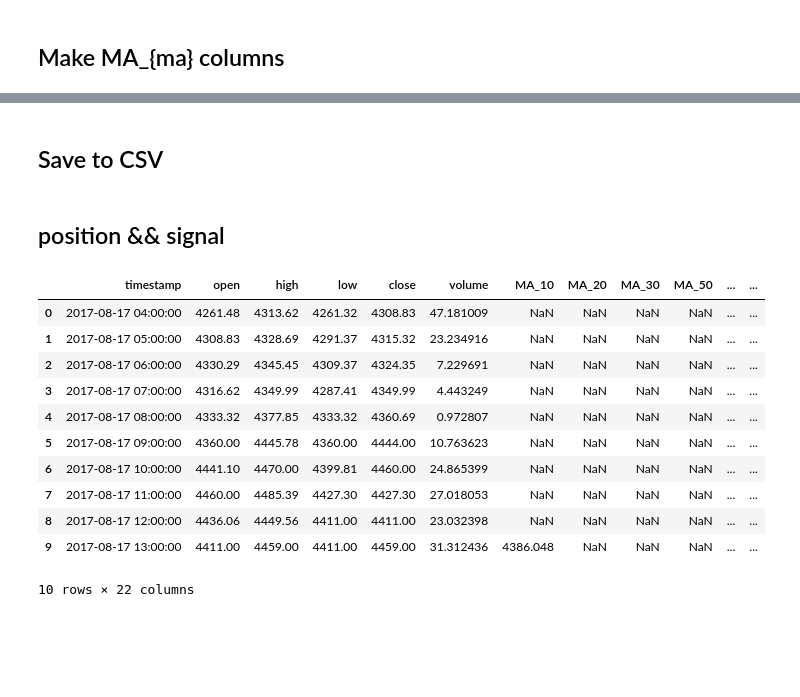
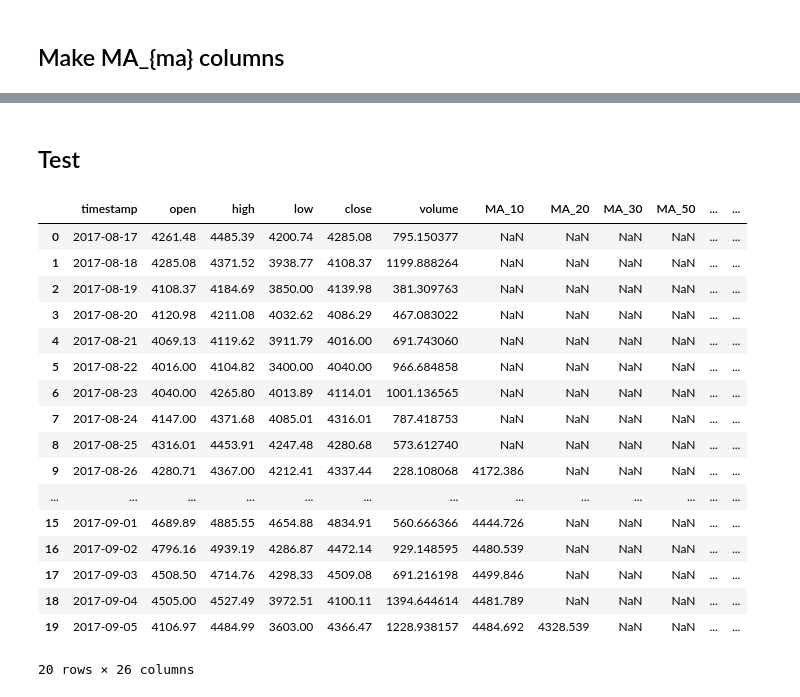
Before and after one commit to alkyne/BTC-Backtesting, a Jupyter notebook: data_processing.ipynb, the cells around one changed output, grey strips where cells are left out. Drawn from its saved outputs; the diff is of its cells as text; code cells hidden in the pictures; blank space fills up the shorter version.

```diff
--- a/data_processing.ipynb
+++ b/data_processing.ipynb
@@ -47,22 +56,26 @@ Index(['timestamp', 'open', 'high', 'low', 'close', 'volume', 'MA_10', 'MA_20',
       dtype='object')
-# %% [markdown]
-## Save to CSV
-# %% [markdown]
-## position && signal
+# %% [markdown]
+## Test
 # %%
-df = pd.read_csv('data/btc_1h_data_with_ma.csv')
+df = pd.read_csv('data/btc_1d_data_with_ma.csv')
 # %%
-df.head(10)
+df.head(20)
 # %% [output]
 |  | timestamp | open | high | low | close | volume | MA_10 | MA_20 | MA_30 | MA_50 | ... | ... |
-| 0 | 2017-08-17 04:00:00 | 4261.48 | 4313.62 | 4261.32 | 4308.83 | 47.181009 | NaN | NaN | NaN | NaN | ... | ... |
-| 1 | 2017-08-17 05:00:00 | 4308.83 | 4328.69 | 4291.37 | 4315.32 | 23.234916 | NaN | NaN | NaN | NaN | ... | ... |
-| 2 | 2017-08-17 06:00:00 | 4330.29 | 4345.45 | 4309.37 | 4324.35 | 7.229691 | NaN | NaN | NaN | NaN | ... | ... |
-| 3 | 2017-08-17 07:00:00 | 4316.62 | 4349.99 | 4287.41 | 4349.99 | 4.443249 | NaN | NaN | NaN | NaN | ... | ... |
-| 4 | 2017-08-17 08:00:00 | 4333.32 | 4377.85 | 4333.32 | 4360.69 | 0.972807 | NaN | NaN | NaN | NaN | ... | ... |
-| 5 | 2017-08-17 09:00:00 | 4360.00 | 4445.78 | 4360.00 | 4444.00 | 10.763623 | NaN | NaN | NaN | NaN | ... | ... |
-| 6 | 2017-08-17 10:00:00 | 4441.10 | 4470.00 | 4399.81 | 4460.00 | 24.865399 | NaN | NaN | NaN | NaN | ... | ... |
-| 7 | 2017-08-17 11:00:00 | 4460.00 | 4485.39 | 4427.30 | 4427.30 | 27.018053 | NaN | NaN | NaN | NaN | ... | ... |
-| 8 | 2017-08-17 12:00:00 | 4436.06 | 4449.56 | 4411.00 | 4411.00 | 23.032398 | NaN | NaN | NaN | NaN | ... | ... |
-| 9 | 2017-08-17 13:00:00 | 4411.00 | 4459.00 | 4411.00 | 4459.00 | 31.312436 | 4386.048 | NaN | NaN | NaN | ... | ... |
+| 0 | 2017-08-17 | 4261.48 | 4485.39 | 4200.74 | 4285.08 | 795.150377 | NaN | NaN | NaN | NaN | ... | ... |
+| 1 | 2017-08-18 | 4285.08 | 4371.52 | 3938.77 | 4108.37 | 1199.888264 | NaN | NaN | NaN | NaN | ... | ... |
+| 2 | 2017-08-19 | 4108.37 | 4184.69 | 3850.00 | 4139.98 | 381.309763 | NaN | NaN | NaN | NaN | ... | ... |
+| 3 | 2017-08-20 | 4120.98 | 4211.08 | 4032.62 | 4086.29 | 467.083022 | NaN | NaN | NaN | NaN | ... | ... |
+| 4 | 2017-08-21 | 4069.13 | 4119.62 | 3911.79 | 4016.00 | 691.743060 | NaN | NaN | NaN | NaN | ... | ... |
+| 5 | 2017-08-22 | 4016.00 | 4104.82 | 3400.00 | 4040.00 | 966.684858 | NaN | NaN | NaN | NaN | ... | ... |
+| 6 | 2017-08-23 | 4040.00 | 4265.80 | 4013.89 | 4114.01 | 1001.136565 | NaN | NaN | NaN | NaN | ... | ... |
+| 7 | 2017-08-24 | 4147.00 | 4371.68 | 4085.01 | 4316.01 | 787.418753 | NaN | NaN | NaN | NaN | ... | ... |
+| 8 | 2017-08-25 | 4316.01 | 4453.91 | 4247.48 | 4280.68 | 573.612740 | NaN | NaN | NaN | NaN | ... | ... |
+| 9 | 2017-08-26 | 4280.71 | 4367.00 | 4212.41 | 4337.44 | 228.108068 | 4172.386 | NaN | NaN | NaN | ... | ... |
+| ... | ... | ... | ... | ... | ... | ... | ... | ... | ... | ... | ... | ... |
+| 15 | 2017-09-01 | 4689.89 | 4885.55 | 4654.88 | 4834.91 | 560.666366 | 4444.726 | NaN | NaN | NaN | ... | ... |
+| 16 | 2017-09-02 | 4796.16 | 4939.19 | 4286.87 | 4472.14 | 929.148595 | 4480.539 | NaN | NaN | NaN | ... | ... |
+| 17 | 2017-09-03 | 4508.50 | 4714.76 | 4298.33 | 4509.08 | 691.216198 | 4499.846 | NaN | NaN | NaN | ... | ... |
+| 18 | 2017-09-04 | 4505.00 | 4527.49 | 3972.51 | 4100.11 | 1394.644614 | 4481.789 | NaN | NaN | NaN | ... | ... |
+| 19 | 2017-09-05 | 4106.97 | 4484.99 | 3603.00 | 4366.47 | 1228.938157 | 4484.692 | 4328.539 | NaN | NaN | ... | ... |
-10 rows × 22 columns
+20 rows × 26 columns
```
Also changed, not shown: parts of 6 cells of this notebook, 7 other files.
